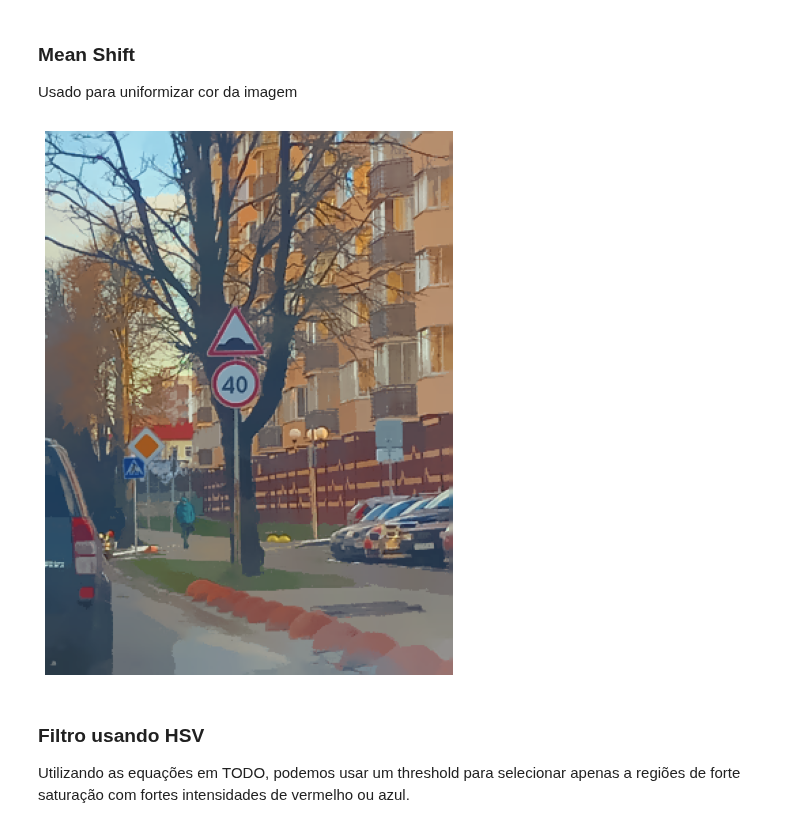
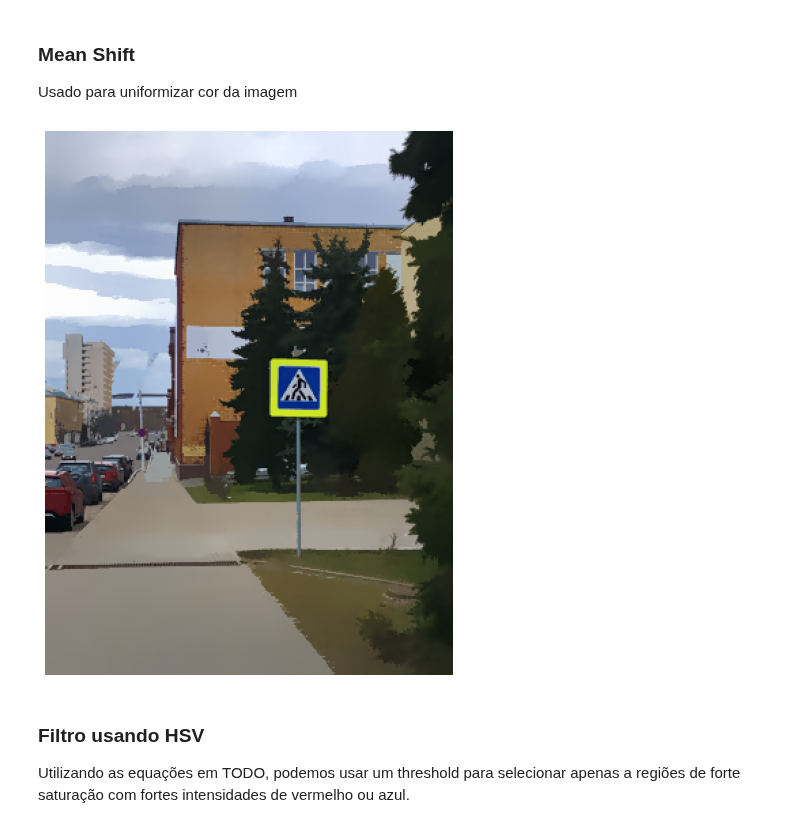
Before and after one commit to joaolucasmartins/VC2022, a Jupyter notebook: notebook.ipynb, the cells around one changed output. Saved outputs shown, nothing was run; the diff lists cells and outputs as text; code cells hidden in the pictures.

```diff
--- a/notebook.ipynb
+++ b/notebook.ipynb
@@ -90,7 +90,7 @@ filterType(["speedlimit"])
 Nesta secção iremos delimitar quais as áreas em que estamos interessados em analisar. Estas regiões correspondem às que contêm os sinais. Para isso iremos usar o colorspace HSV para filtrar as cores de interesse: **azul** e **vermelho**
 # %%
 testImages = {"speedlimit": (7, 19, 20, 70)}
-speedLimitId = filterType(["crosswalk"]).index[70]
+speedLimitId = filterType(["crosswalk"]).index[40]
 speedLimit = importImage(speedLimitId)
 displayImage(speedLimit)
 # %% [output]
@@ -111,11 +111,11 @@ Usado para uniformizar cor da imagem
 # %%
 img = speedLimit
 
-segmentedRoadImg = cv.pyrMeanShiftFiltering(img, 10, 15, 100)
+segmentedRoadImg = cv.pyrMeanShiftFiltering(img, 10, 25, 100)
 
 displayImage(segmentedRoadImg)
 # %% [output]
-[figure, old version]
+[figure, new version]
 # %% [markdown]
 ### Filtro usando HSV
 Utilizando as equações em TODO, podemos usar um threshold para selecionar apenas a regiões de forte saturação com fortes intensidades de vermelho ou azul.
```
Also changed, not shown: parts of 8 cells of this notebook.
